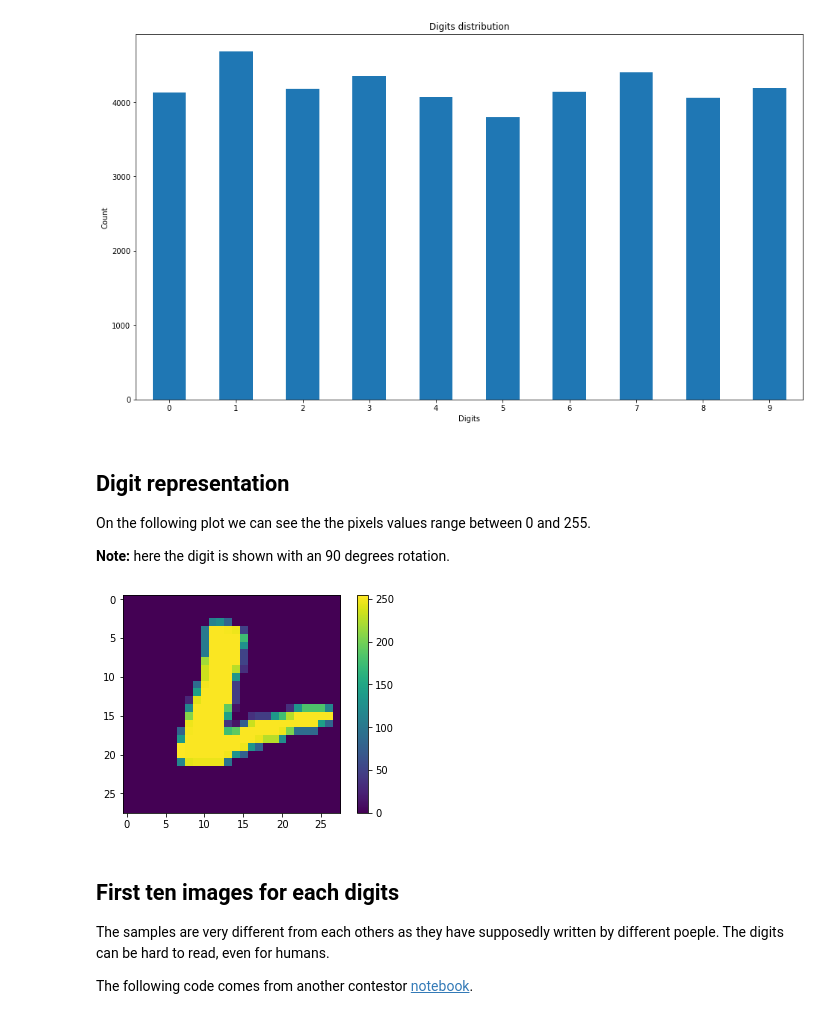
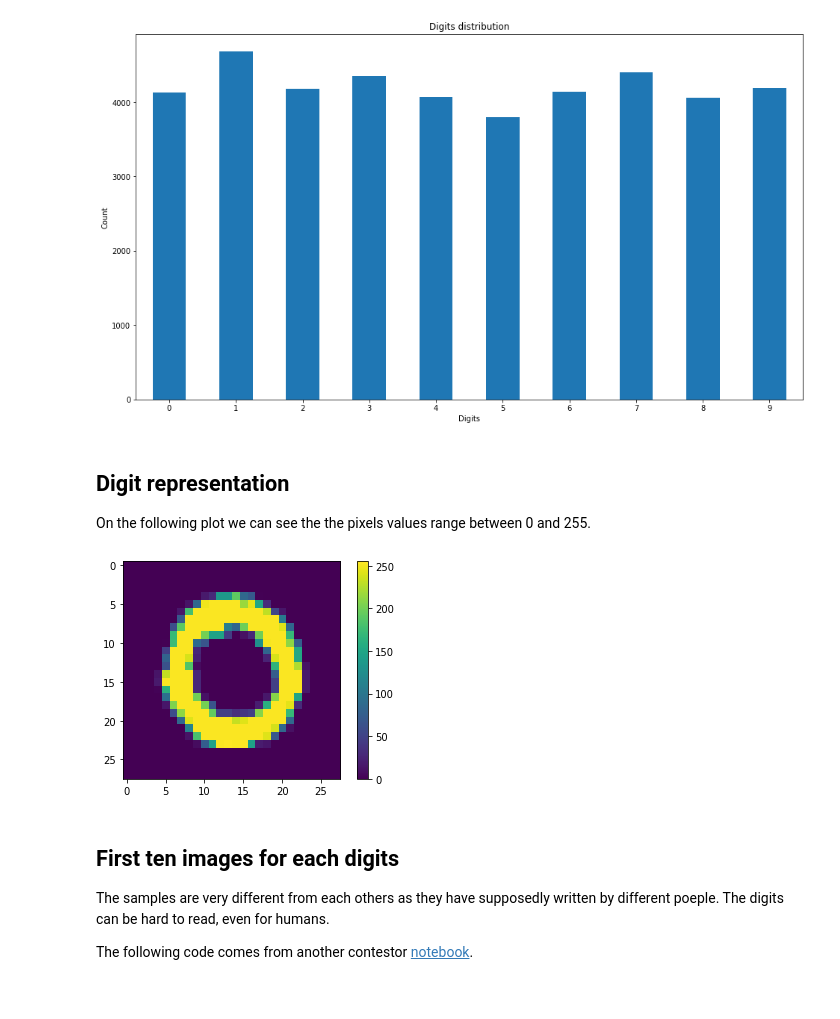
Before and after one commit to Lofaloa/digit-recognizer, a Jupyter notebook: 01.data_exploration.ipynb, the cells around one changed output. Drawn from its saved outputs; the diff is of its cells as text; code cells hidden in the pictures.

Commit message:
The digit representation is fixed, nested loop order mistake

```diff
--- a/01.data_exploration.ipynb
+++ b/01.data_exploration.ipynb
@@ -120,20 +120,18 @@ TRAIN_IMAGES["label"]\
 ## Digit representation
 On the following plot we can see the the pixels values
 range between 0 and 255.
-
-**Note:** here the digit is shown with an 90 degrees rotation.
 # %%
-pixels = TRAIN_IMAGES.drop("label", axis=1).iloc[237]
+pixels = TRAIN_IMAGES.drop("label", axis=1).iloc[1]
 imsize = range(0, IMAGE_SIZE)
-image = [[pixels[row * IMAGE_SIZE + col] for row in imsize] for col in imsize]
+image = [[pixels[row * IMAGE_SIZE + col] for col in imsize] for row in imsize]
 
 plt.figure()
 plt.imshow(image)
 plt.colorbar()
 plt.grid(False)
 plt.show()
 # %% [output]
-[figure, old version]
+[figure, new version]
 # %% [markdown]
 ## First ten images for each digits
 The samples are very different from each others as they have supposedly written by different poeple. The digits can be hard to read, even for humans.
```
